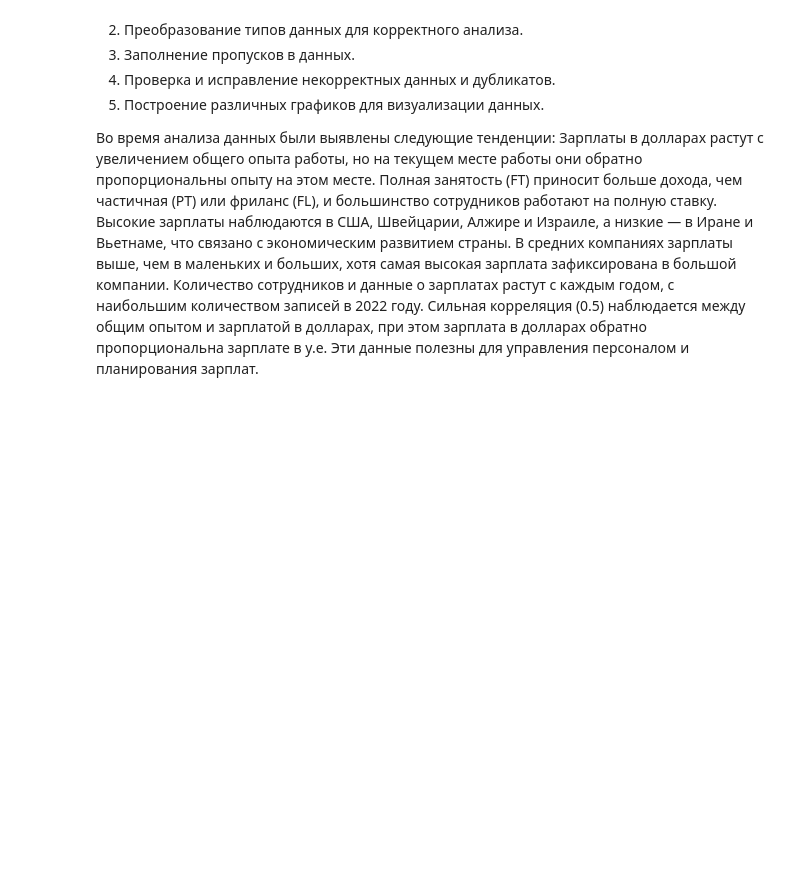
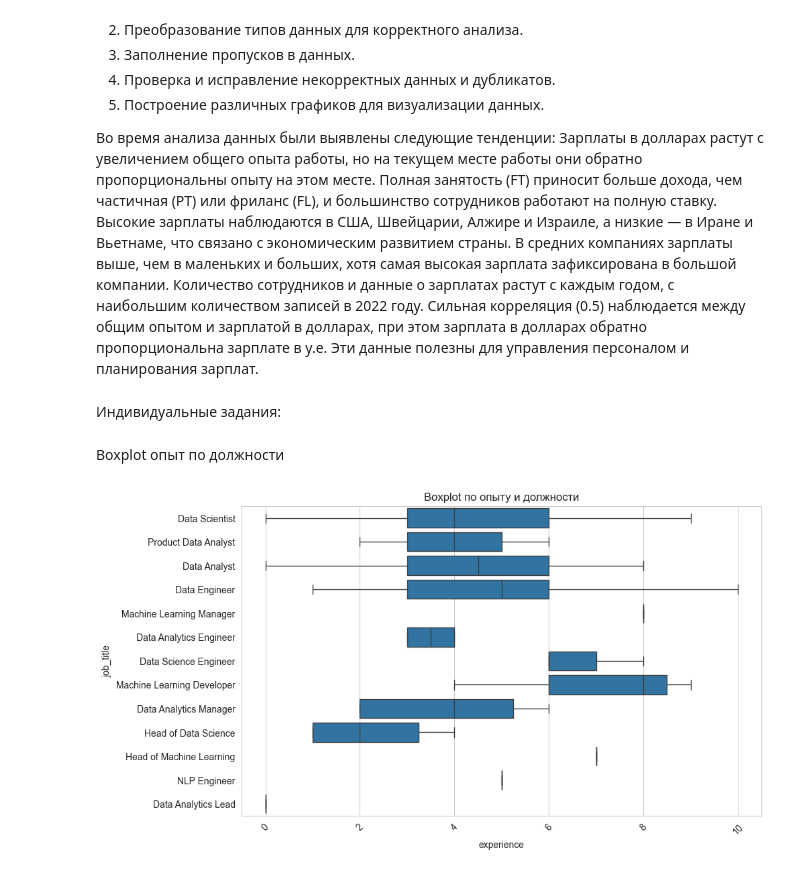
Before and after one commit to MaksimLevchenko/data_analysis_2, a Jupyter notebook: ЛР2_ЛевченкоМС_7.ipynb, the cells around one changed output. Saved outputs shown, nothing was run; the diff lists cells and outputs as text; code cells hidden in the pictures; blank space fills up the shorter version.

```diff
--- a/ЛР2_ЛевченкоМС_7.ipynb
+++ b/ЛР2_ЛевченкоМС_7.ipynb
@@ -350,3 +350,15 @@ plt.show()
 5. Построение различных графиков для визуализации данных.
 
 Во время анализа данных были выявлены следующие тенденции: Зарплаты в долларах растут с увеличением общего опыта работы, но на текущем месте работы они обратно пропорциональны опыту на этом месте. Полная занятость (FT) приносит больше дохода, чем частичная (PT) или фриланс (FL), и большинство сотрудников работают на полную ставку. Высокие зарплаты наблюдаются в США, Швейцарии, Алжире и Израиле, а низкие — в Иране и Вьетнаме, что связано с экономическим развитием страны. В средних компаниях зарплаты выше, чем в маленьких и больших, хотя самая высокая зарплата зафиксирована в большой компании. Количество сотрудников и данные о зарплатах растут с каждым годом, с наибольшим количеством записей в 2022 году. Сильная корреляция (0.5) наблюдается между общим опытом и зарплатой в долларах, при этом зарплата в долларах обратно пропорциональна зарплате в у.е. Эти данные полезны для управления персоналом и планирования зарплат.
+# %% [markdown]
+Индивидуальные задания:
+# %% [markdown]
+Boxplot опыт по должности
+# %%
+plt.figure(figsize=(10, 6))
+sns.boxplot(x='experience', y='job_title', data=df)
+plt.title('Boxplot по опыту и должности')
+plt.xticks(rotation=45)
+plt.show()
+# %% [output]
+[figure, added]
```
Also changed, not shown: parts of 10 cells of this notebook.
